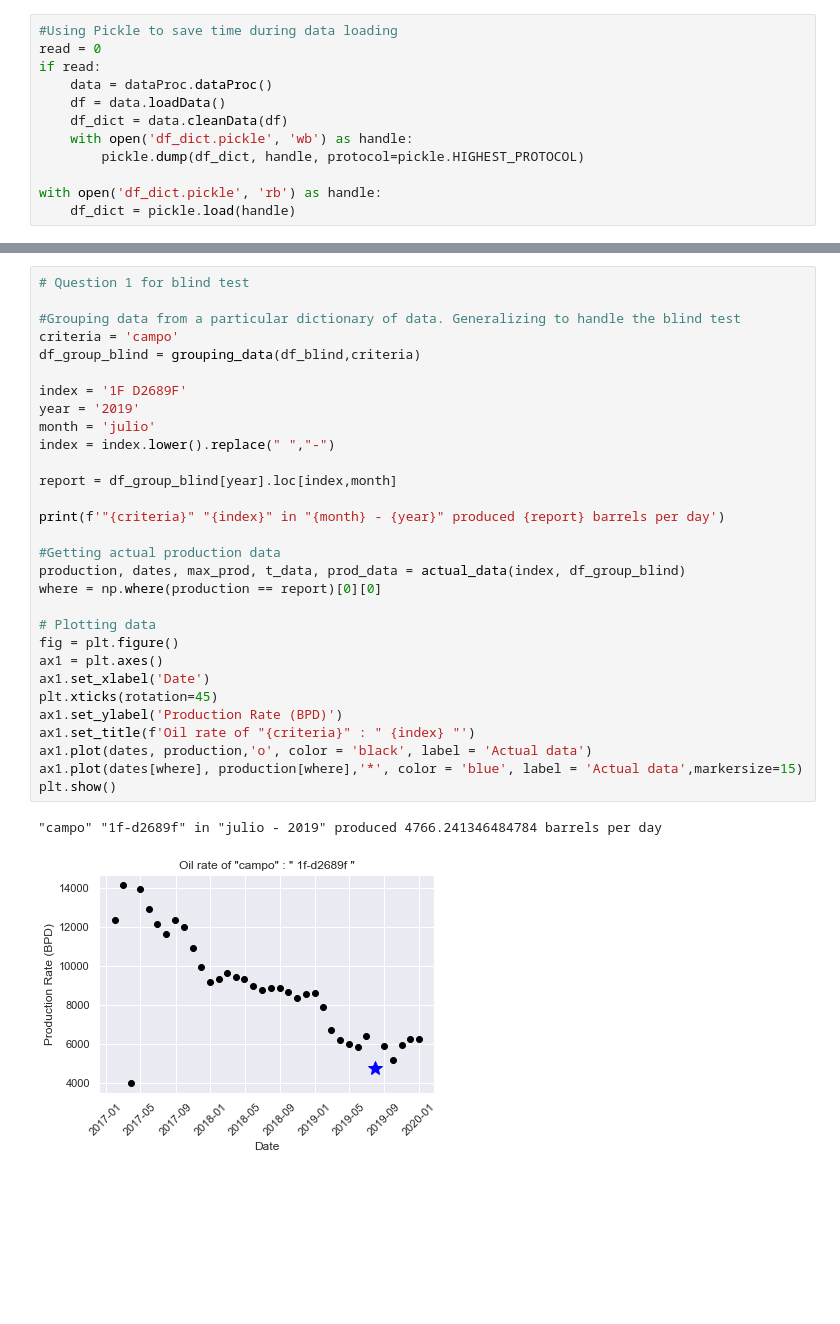
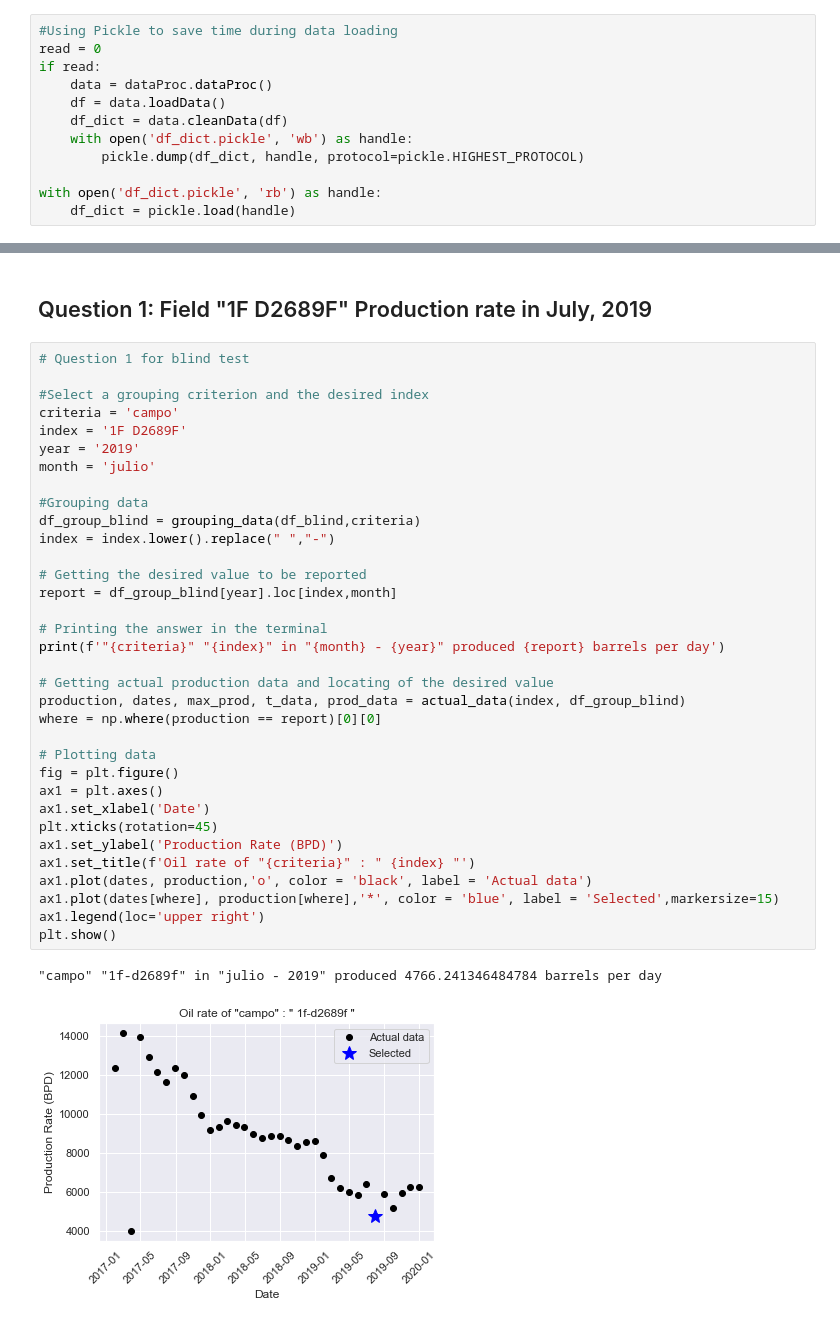
Before and after one commit to Hackaton-O-G-CAN/Hackaton_2020, a Jupyter notebook: decline_rate_JN.ipynb, the cells around one changed output, grey strips where cells are left out. Saved outputs shown, nothing was run; the diff lists cells and outputs as text; blank space fills up the shorter version.

```diff
--- a/decline_rate_JN.ipynb
+++ b/decline_rate_JN.ipynb
@@ -135,33 +158,39 @@ Cleaning blind data finsihed
+# %% [markdown]
+## Question 1: Field "1F D2689F" Production rate in July, 2019
 # %%
 # Question 1 for blind test
 
-#Grouping data from a particular dictionary of data. Generalizing to handle the blind test
+#Select a grouping criterion and the desired index
 criteria = 'campo'
-df_group_blind = grouping_data(df_blind,criteria)
-
 index = '1F D2689F'
 year = '2019'
 month = 'julio'
+
+#Grouping data
+df_group_blind = grouping_data(df_blind,criteria)
 index = index.lower().replace(" ","-")
 
+# Getting the desired value to be reported
 report = df_group_blind[year].loc[index,month]
 
+# Printing the answer in the terminal
 print(f'"{criteria}" "{index}" in "{month} - {year}" produced {report} barrels per day')
 
-#Getting actual production data
+# Getting actual production data and locating of the desired value
 production, dates, max_prod, t_data, prod_data = actual_data(index, df_group_blind)
 where = np.where(production == report)[0][0]
 
 # Plotting data
 fig = plt.figure()
 ax1 = plt.axes()
 ax1.set_xlabel('Date')
 plt.xticks(rotation=45)
 ax1.set_ylabel('Production Rate (BPD)')
 ax1.set_title(f'Oil rate of "{criteria}" : " {index} "')
 ax1.plot(dates, production,'o', color = 'black', label = 'Actual data')
-ax1.plot(dates[where], production[where],'*', color = 'blue', label = 'Actual data',markersize=15)
+ax1.plot(dates[where], production[where],'*', color = 'blue', label = 'Selected',markersize=15)
+ax1.legend(loc='upper right')
 plt.show()
 # %% [output]
 "campo" "1f-d2689f" in "julio - 2019" produced 4766.241346484784 barrels per day
-[figure, old version]
+[figure, new version]
```
Also changed, not shown: parts of 23 cells of this notebook, 1 other file.
